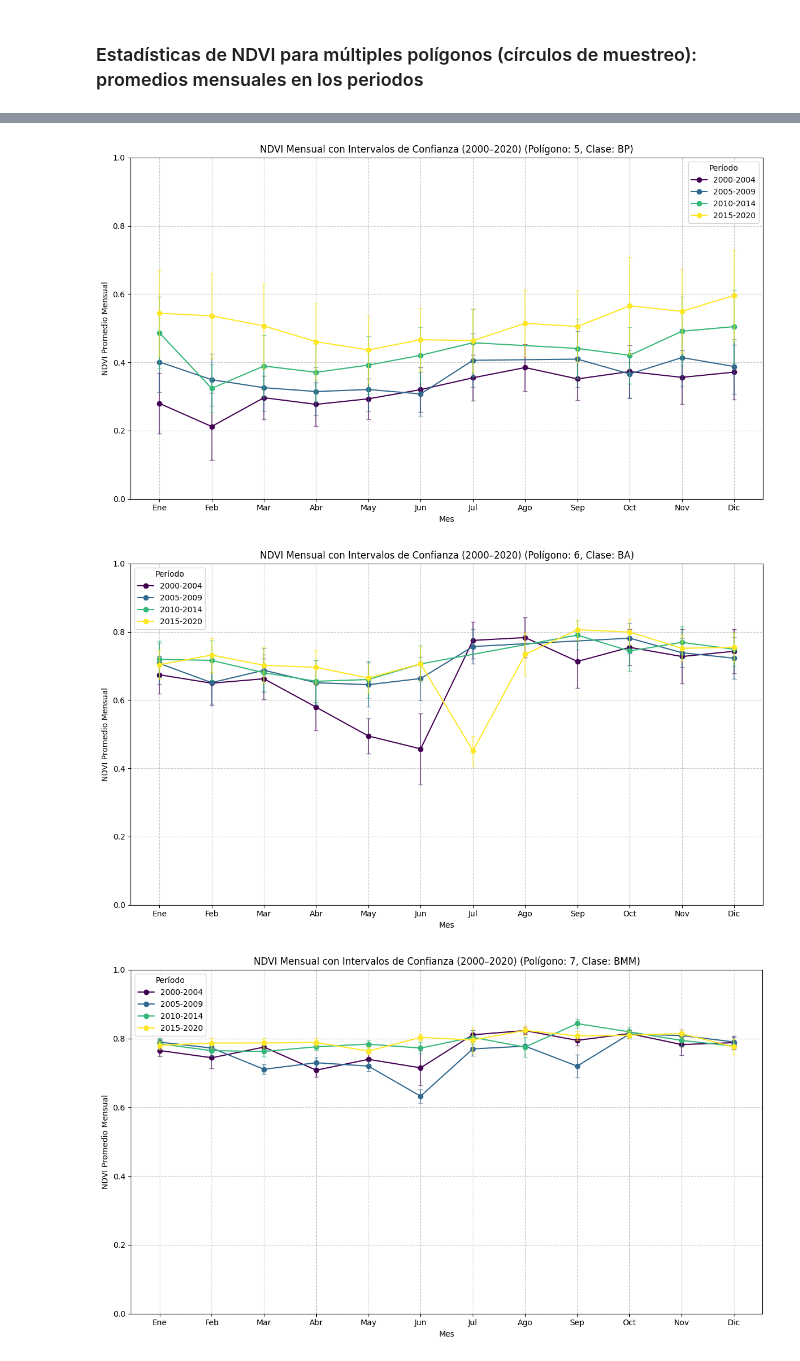
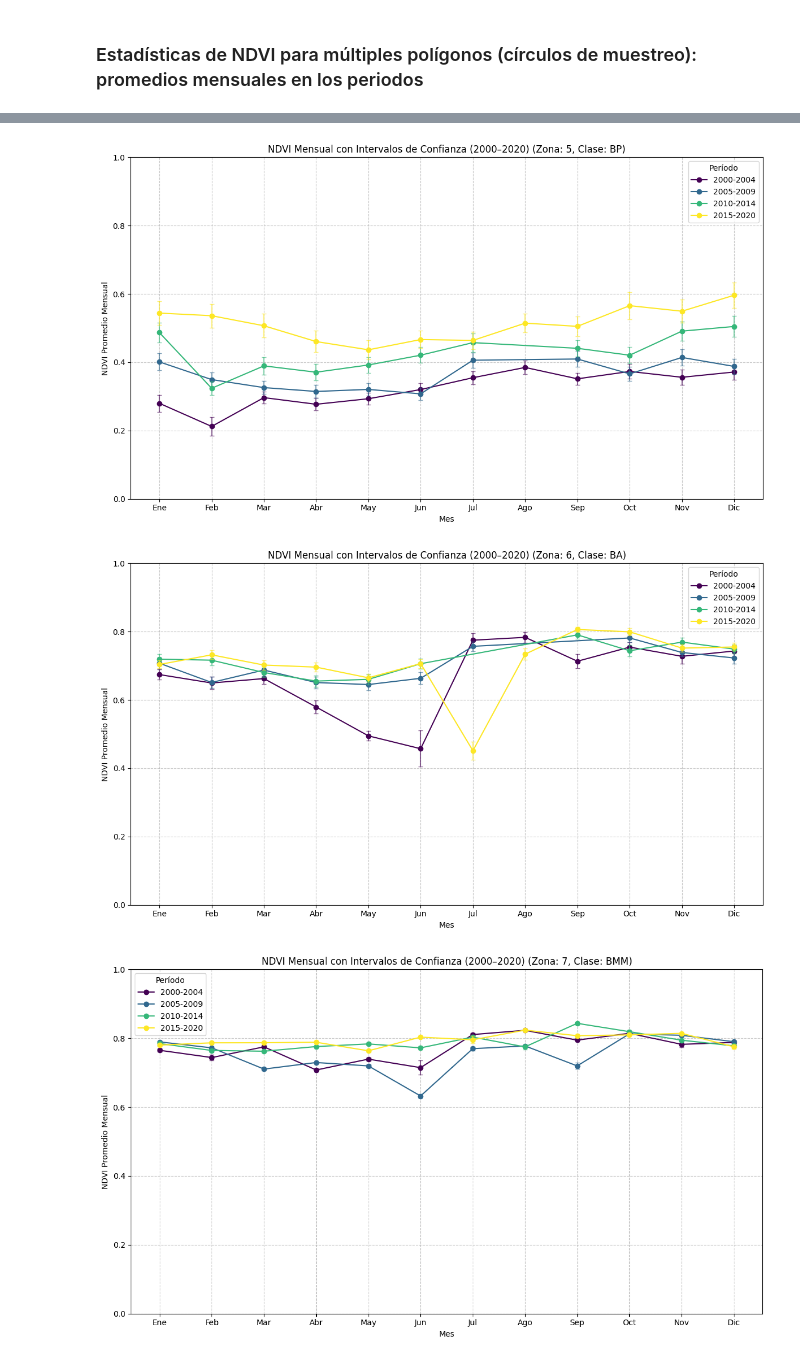
Before and after one commit to Naylet92/Estudio_ambiental, a Jupyter notebook: Colima/NCL_NDVI_Graficas.ipynb, the cells around one changed output, grey strips where cells are left out. Cells and saved outputs as stored; diff of their text form; code cells hidden in the pictures.

Commit message:
Se acualizo forma de calcular IC, agrego guardado de tablas

```diff
--- a/Colima/NCL_NDVI_Graficas.ipynb
+++ b/Colima/NCL_NDVI_Graficas.ipynb
@@ -485,7 +523,7 @@ def extraer_datos_mensuales_promedio_multiple_regiones(feature_collection, perio
 
     Returns:
         pd.DataFrame: DataFrame con 'period', 'month', 'Identificador', 'Clase',
-                      'mean_ndvi', 'std_dev_ndvi' para cada polígono.
+                      'mean_ndvi', 'std_dev_ndvi', 'count_ndvi' para cada polígono.
     """
     datos = []
     print("Calculando estadísticas mensuales para cada región individual...")
@@ -507,9 +545,10 @@ def extraer_datos_mensuales_promedio_multiple_regiones(feature_collection, perio
             monthly_image = ndvi_por_mes.select('NDVI').mean()
 
             # Aplicar reduceRegions para obtener estadísticas por cada polígono
+            reducer = ee.Reducer.mean().combine(ee.Reducer.stdDev(), None, True).combine(ee.Reducer.count(), None, True)
             reduced_features = monthly_image.reduceRegions(
                 collection=feature_collection,
-                reducer=ee.Reducer.mean().combine(ee.Reducer.stdDev(), None, True).setOutputs(['mean_ndvi', 'std_dev_ndvi']),
+                reducer=reducer.setOutputs(['mean_ndvi', 'std_dev_ndvi', 'count_ndvi']),
                 scale=scale,
                 tileScale=16
             )
@@ -524,31 +563,22 @@ def extraer_datos_mensuales_promedio_multiple_regiones(feature_collection, perio
                 clase = props.get('Clase', 'N/A')
                 mean_val = props.get('mean_ndvi')
                 std_dev_val = props.get('std_dev_ndvi')
+                count_val = props.get('count_ndvi')
 
-                if mean_val is not None and std_dev_val is not None:
+                if mean_val is not None and std_dev_val is not None and count_val is not None:
                     datos.append({
                         'period': nombre_periodo,
                         'month': mes,
                         'Identificador': identificador,
                         'Clase': clase,
-                        'mean_ndvi': mean_val,
-                        'std_dev_ndvi': std_dev_val
+                        'mean': mean_val,
+                        'std_dev': std_dev_val,
+                        'count': count_val
                     })
 
-    return pd.DataFrame(datos).dropna(subset=['mean_ndvi', 'std_dev_ndvi']).reset_index(drop=True)
-
-def calcular_intervalos_confianza(df, error_multiplier=1):
-    df['upper_ci'] = df['mean_ndvi'] + df['std_dev_ndvi'] * error_multiplier
-    df['lower_ci'] = df['mean_ndvi'] - df['std_dev_ndvi'] * error_multiplier
-    df['lower_ci'] = df['lower_ci'].apply(lambda x: max(x, -1))
-    df['upper_ci'] = df['upper_ci'].apply(lambda x: min(x, 1))
-    return df
+    return pd.DataFrame(datos).reset_index(drop=True)
 
 df_mensual_poligonos = extraer_datos_mensuales_promedio_multiple_regiones(circulos_fc_ee, periods)
-
-df_mensual_poligonos_ic = calcular_intervalos_confianza(df_mensual_poligonos)
-print("\nDataFrame agregado con intervalos de confianza:")
-print(df_mensual_poligonos_ic.head(n=10))
 # %% [output]
 Calculando estadísticas mensuales para cada región individual...
   Período: 2000-2004 (2000-01-01 hasta 2004-12-31)
@@ -629,7 +664,7 @@ for polygon_info in unique_polygons:
     ].copy()
 
     # Crear un título personalizado para cada gráfica
-    title_suffix = f"(Polígono: {identificador}, Clase: {clase})"
+    title_suffix = f"(Zona: {identificador}, Clase: {clase})"
 
     # Graficar la dinámica mensual del NDVI para el polígono actual
     graficar_ndvi_mensual(df_polygon, periods, title_suffix=title_suffix)
@@ -641,3 +676,3 @@ for polygon_info in unique_polygons:
-[figure, old version]
+[figure, new version]
-[figure, old version]
+[figure, new version]
-[figure, old version]
+[figure, new version]
```
Also changed, not shown: parts of 9 cells of this notebook.
